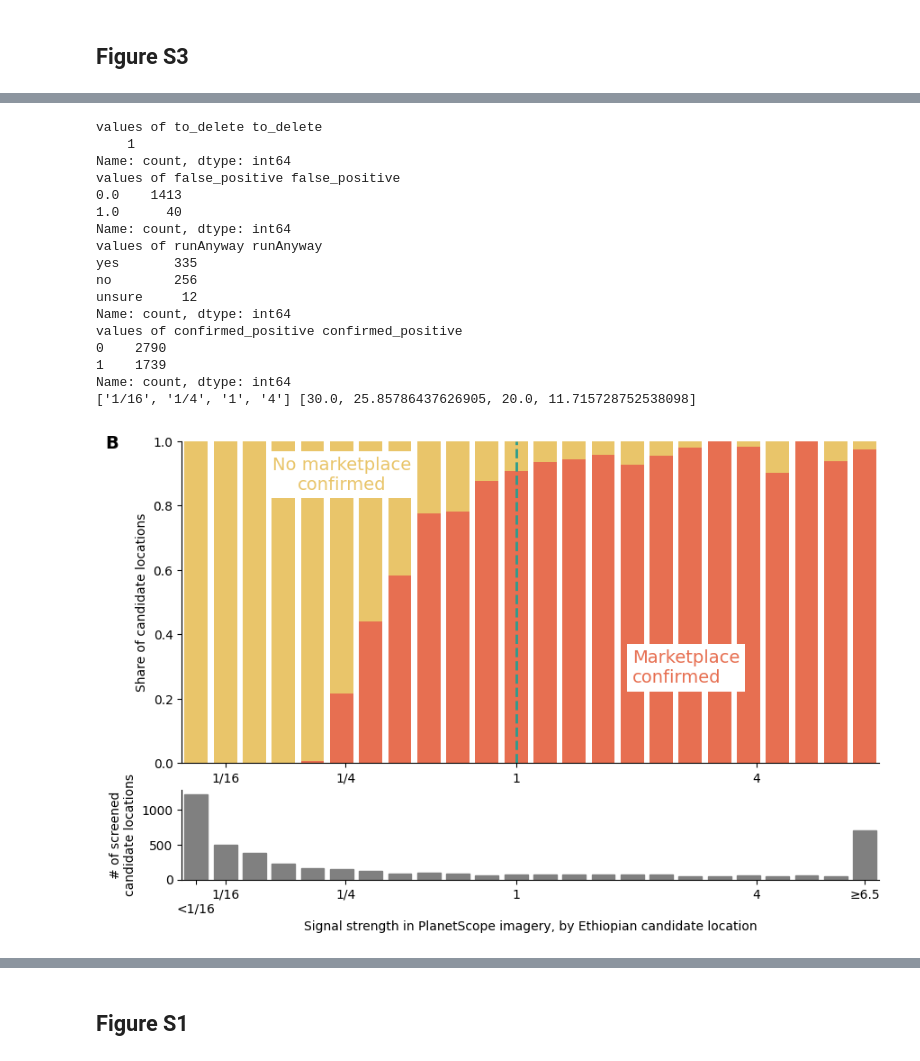
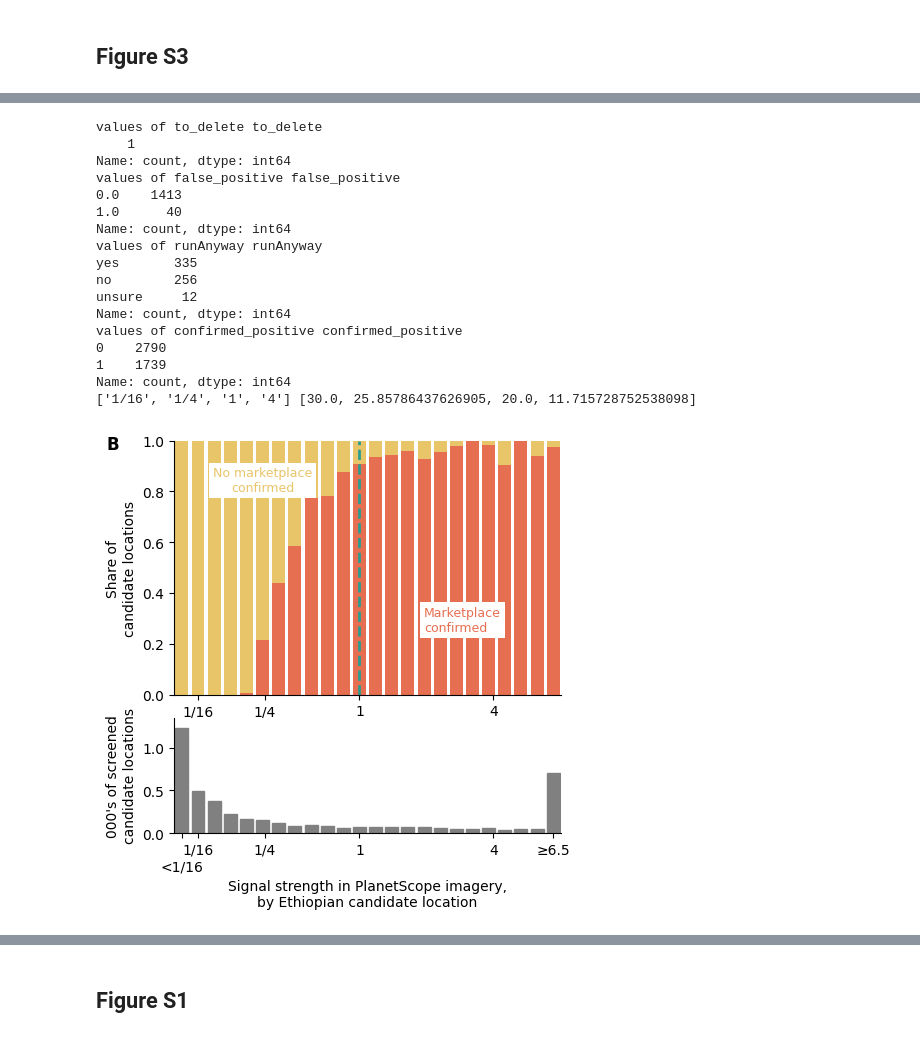
Before and after one commit to pauldingus/MAI-replication-package, a Jupyter notebook: code/figures/figures_1_2_3_t1_t2_s1_s2_s3_s5.ipynb, the cells around one changed output, grey strips where cells are left out. Cells and saved outputs as stored; diff of their text form; code cells hidden in the pictures.

```diff
--- a/code/figures/figures_1_2_3_t1_t2_s1_s2_s3_s5.ipynb
+++ b/code/figures/figures_1_2_3_t1_t2_s1_s2_s3_s5.ipynb
@@ -1597,7 +1597,7 @@ rank_summary = pd.merge(rank_summary, df_values, left_on='minStrictnessRank', ri
 #display(rank_summary)
 # Plot the stacked bar chart
 
-def generate_fp_fn_panel(ax, rank_summary, ticks, color1, color3, fontsize=12):
+def generate_fp_fn_panel(ax, rank_summary, ticks, color1, color3, fontsize=9):
     """
     Generates a panel in a plot showing shares of confirmed positives and negatives.
 
@@ -1617,7 +1617,7 @@ def generate_fp_fn_panel(ax, rank_summary, ticks, color1, color3, fontsize=12):
 
     # Add labels and legend
     ax.set_xlabel('')
-    ax.set_ylabel('Share of candidate locations')
+    ax.set_ylabel('Share of\ncandidate locations')
     #ax.set_title('Shares of confirmed positives & negatives, sorted by signal strength')
     ax.legend().set_visible(False)
     ax.invert_xaxis()
@@ -1641,7 +1641,7 @@ def generate_fp_fn_panel(ax, rank_summary, ticks, color1, color3, fontsize=12):
     )
     ax.text(
         x=26,
-        y=0.85,
+        y=0.8,
         s="No marketplace\nconfirmed",
         color=color1,
         fontsize=fontsize,
@@ -1651,8 +1651,9 @@ def generate_fp_fn_panel(ax, rank_summary, ticks, color1, color3, fontsize=12):
 
     # Restrict the range of the x-axis
     ax.set_xlim(rank_summary['minStrictnessRank'].max() + 0.5, rank_summary['minStrictnessRank'].min() - 0.5)
-    ax.text(-0.11, 1.02, "B", transform=ax.transAxes, fontsize=fontsize, fontweight="bold", va="top", ha="left")
+    ax.text(-0.175, 1.02, "B", transform=ax.transAxes, fontsize=12, fontweight="bold", va="top", ha="left")
     ax.axvline(20, color=color2, linestyle='--', linewidth=2)
+    ax.margins(x=0.05, y=0.1)  # Adjust the margins to control the distance from the plot edge
 
     # Remove top and right spines
     ax.spines["top"].set_visible(False)
@@ -1663,51 +1664,53 @@ def generate_fp_fn_panel(ax, rank_summary, ticks, color1, color3, fontsize=12):
 
 def generate_distribution(ax):
     df_screened_locations['minStrictnessRank'] = df_screened_locations['minStrictnessRank'].fillna(31)
-    rank_counts = df_screened_locations['minStrictnessRank'].value_counts().sort_index()
+    rank_counts = df_screened_locations['minStrictnessRank'].value_counts().sort_index()/1000
     ax.bar(rank_counts.index, rank_counts.values, color="gray", edgecolor='gray', width=0.8)
     ax.set_xlabel('minStrictnessRank')
-    ax.set_ylabel('# of screened\ncandidate locations')
+    ax.set_ylabel("000\'s of screened\ncandidate locations")
+    ax.margins(x=0.05, y=0.1)  # Adjust the margins to control the distance from the plot edge
     ax.set_xlim(rank_summary['minStrictnessRank'].max() + 0.5, rank_summary['minStrictnessRank'].min() - 0.5)
     ticks_positions = [1/16, 1/4, 1, 4]
     ticks_positions =[31] + [40 - (pow(value, 1/4) * 20) for value in ticks_positions] + [8]
     ticks_str = ["\n<1/16", "1/16", "1/4", "1", "4", "≥6.5"]
     ax.set_xticks(ticks_positions)
     ax.set_xticklabels(ticks_str)
     ax.spines["top"].set_visible(False)
     ax.spines["right"].set_visible(False)
-    ax.set_xlabel('Signal strength in PlanetScope imagery, by Ethiopian candidate location')
+    ax.set_xlabel('Signal strength in PlanetScope imagery,\nby Ethiopian candidate location')
 
 
-fig = plt.figure(figsize=(10, 8))
-gs = GridSpec(5, 1,  figure=fig)  # 3:1 height ratio
+#fig = plt.figure(figsize=(5, 6))
+#gs = GridSpec(7, 1,  figure=fig)  # 3:1 height ratio
 
 # Lower plot
-ax_upper = fig.add_subplot(gs[1:4, 0])
-generate_fp_fn_panel(ax_upper, rank_summary, ticks, color1, color3, fontsize=fontsize)
-fig.subplots_adjust(hspace=0.3)
+#ax_upper = fig.add_subplot(gs[1:5, 0])
+#generate_fp_fn_panel(ax_upper, rank_summary, ticks, color1, color3)
+#fig.subplots_adjust(hspace=0.5)
 
 # Upper plot
-ax_lower = fig.add_subplot(gs[4:, 0])
-generate_distribution(ax_lower)
+#ax_lower = fig.add_subplot(gs[5:, 0])
+#generate_distribution(ax_lower)
+#fig.savefig("graphs/fp_fn_distribution.png", format="png", dpi=300, bbox_inches="tight")
 # %% [output]
 values of to_delete to_delete
     1
 Name: count, dtype: int64
 values of false_positive false_positive
 0.0    1413
 1.0      40
 Name: count, dtype: int64
 values of runAnyway runAnyway
 yes       335
 no        256
 unsure     12
 Name: count, dtype: int64
 values of confirmed_positive confirmed_positive
 0    2790
 1    1739
 Name: count, dtype: int64
 ['1/16', '1/4', '1', '4'] [30.0, 25.85786437626905, 20.0, 11.715728752538098]
-[figure, old version]
+[figure, new version]
 # %%
 # Confusion matrix
 def plot_confusion_matrix_and_bar_chart(ax_bar, ax_conf):
```
Also changed, not shown: parts of 4 cells of this notebook, 4 other files.
